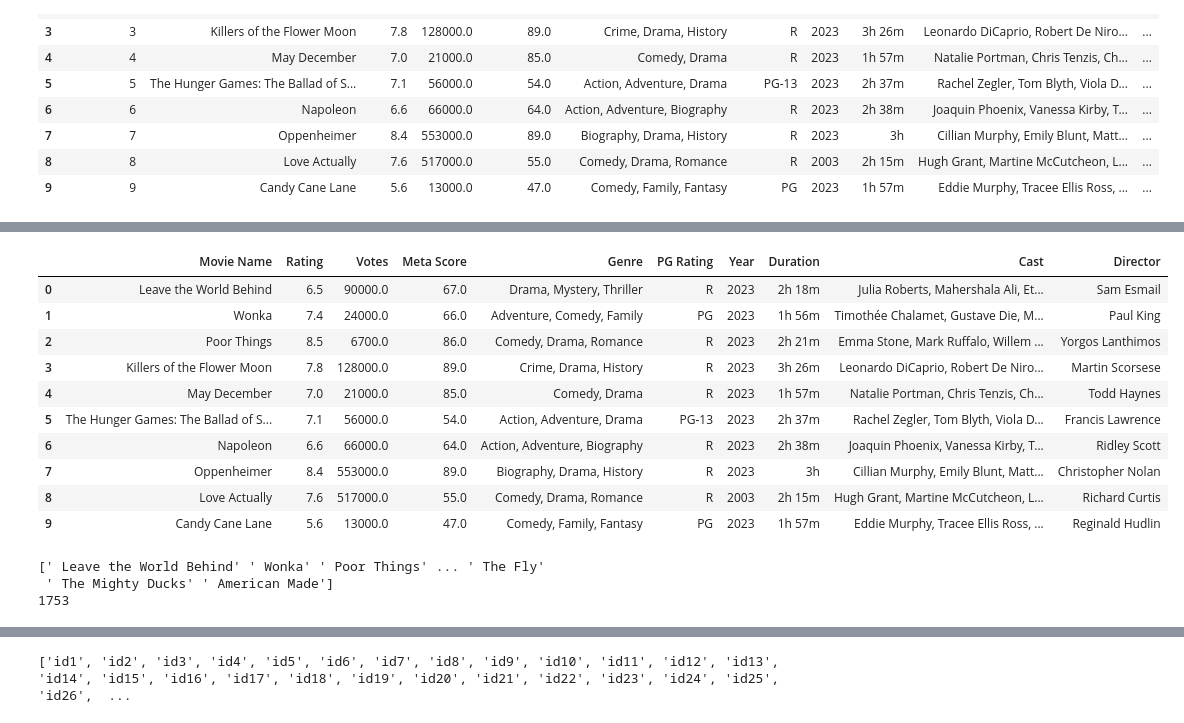
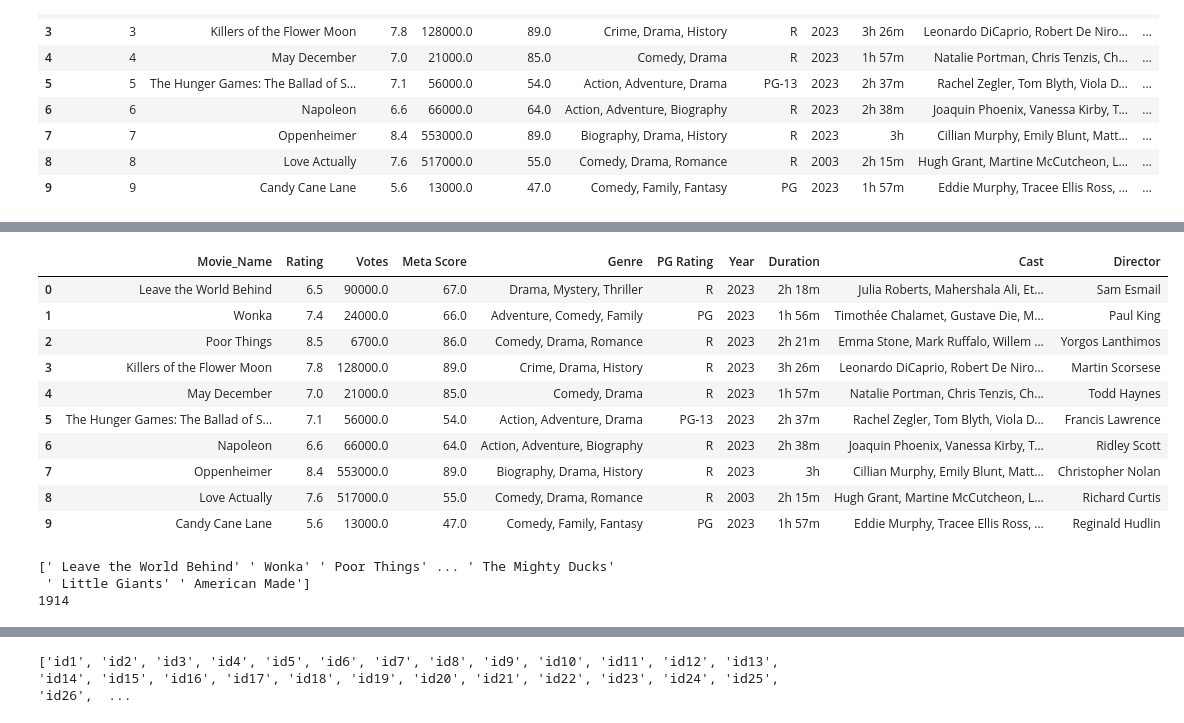
Before and after one commit to IrynaVitkovych/Project-3, a Jupyter notebook: Data Cleaning.ipynb, the cells around one changed output, grey strips where cells are left out. Saved outputs shown, nothing was run; the diff lists cells and outputs as text; code cells hidden in the pictures.

```diff
--- a/Data Cleaning.ipynb
+++ b/Data Cleaning.ipynb
@@ -55,5 +109,5 @@ imdb_movie_data = imdb_movie_data.drop(columns=['Unnamed: 0'])
 # %%
 # Check for null values
 # Remove rows with null values
-imdb_movie_data = imdb_movie_data.dropna()
-imdb_movie_data.info()
+# imdb_movie_data = imdb_movie_data.dropna()
+# imdb_movie_data.info()
@@ -78,9 +114,9 @@ memory usage: 153.3+ KB
 # %%
 # Rename column to Movie Name
-imdb_movie_data.rename(columns={'Moive Name': 'Movie Name', }, inplace=True)
+imdb_movie_data.rename(columns={'Moive Name': 'Movie_Name', }, inplace=True)
 imdb_movie_data.head(10)
 # %% [output]
-|  | Movie Name | Rating | Votes | Meta Score | Genre | PG Rating | Year | Duration | Cast | Director |
+|  | Movie_Name | Rating | Votes | Meta Score | Genre | PG Rating | Year | Duration | Cast | Director |
 | 0 | Leave the World Behind | 6.5 | 90000.0 | 67.0 | Drama, Mystery, Thriller | R | 2023 | 2h 18m | Julia Roberts, Mahershala Ali, Et... | Sam Esmail |
 | 1 | Wonka | 7.4 | 24000.0 | 66.0 | Adventure, Comedy, Family | PG | 2023 | 1h 56m | Timothée Chalamet, Gustave Die, M... | Paul King |
 | 2 | Poor Things | 8.5 | 6700.0 | 86.0 | Comedy, Drama, Romance | R | 2023 | 2h 21m | Emma Stone, Mark Ruffalo, Willem ... | Yorgos Lanthimos |
@@ -92,13 +128,13 @@ imdb_movie_data.head(10)
 | 8 | Love Actually | 7.6 | 517000.0 | 55.0 | Comedy, Drama, Romance | R | 2003 | 2h 15m | Hugh Grant, Martine McCutcheon, L... | Richard Curtis |
 | 9 | Candy Cane Lane | 5.6 | 13000.0 | 47.0 | Comedy, Family, Fantasy | PG | 2023 | 1h 57m | Eddie Murphy, Tracee Ellis Ross, ... | Reginald Hudlin |
 # %%
-movies = imdb_movie_data['Movie Name'].unique()
+movies = imdb_movie_data['Movie_Name'].unique()
 print(movies)
 print(len(movies))
 # %% [output]
-[' Leave the World Behind' ' Wonka' ' Poor Things' ... ' The Fly'
- ' The Mighty Ducks' ' American Made']
-1753
+[' Leave the World Behind' ' Wonka' ' Poor Things' ... ' The Mighty Ducks'
+ ' Little Giants' ' American Made']
+1914
 # %%
 # Create numpy arrays from 1-1753 for the movies
 movie_ids = np.arange(1, len(movies) + 1)
```
Also changed, not shown: parts of 12 cells of this notebook, 13 other files.
